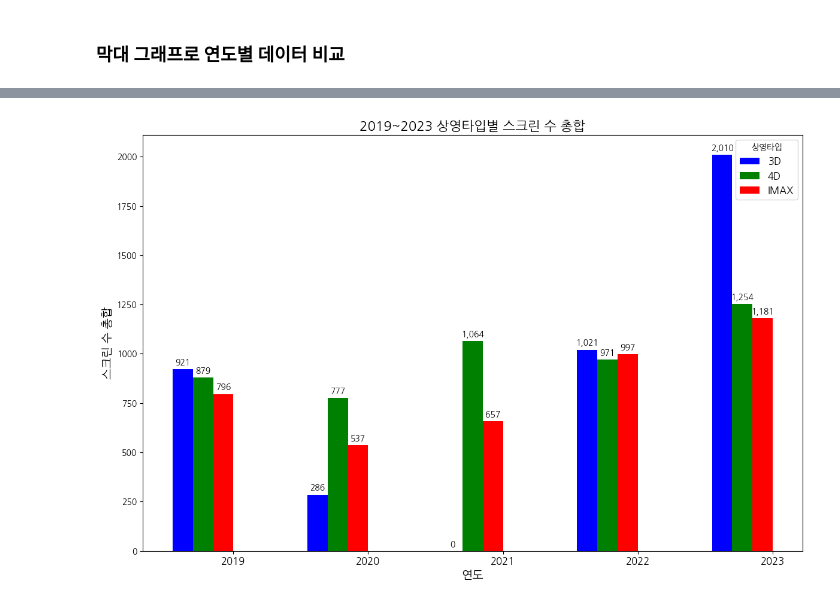
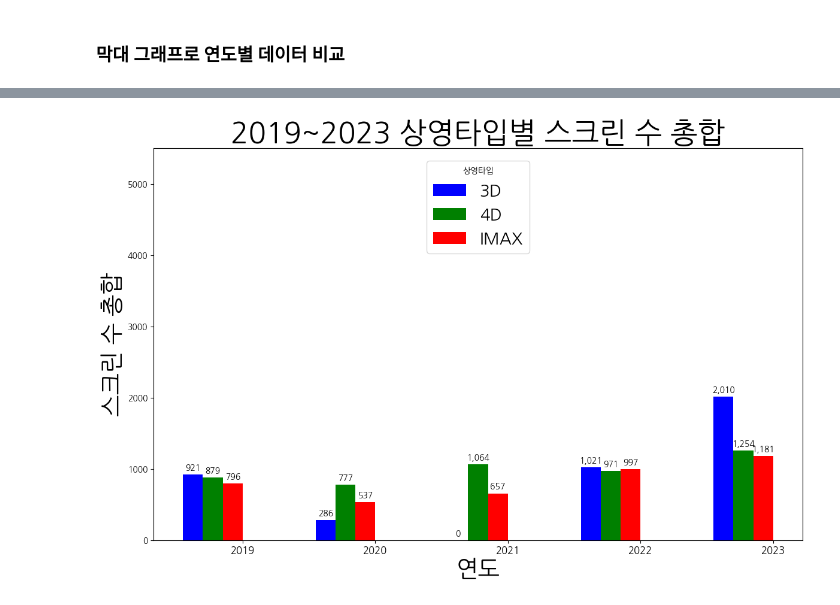
Before and after one commit to addinedu-ros-8th/eda-repo-1, a Jupyter notebook: src/시각화3.ipynb, the cells around one changed output, grey strips where cells are left out. Cells and saved outputs as stored; diff of their text form; code cells hidden in the pictures.

```diff
--- a/src/시각화3.ipynb
+++ b/src/시각화3.ipynb
@@ -484,35 +533,37 @@ index = range(len(years))
 bar1 = ax.bar([i - 2.5 * bar_width for i in index], screen_data_3d, bar_width, label='3D', color='blue')
 bar2 = ax.bar([i - 1.5 * bar_width for i in index], screen_data_4d, bar_width, label='4D', color='green')
 bar3 = ax.bar([i - 0.5 * bar_width for i in index], screen_data_imax, bar_width, label='IMAX', color='red')
 # bar4 = ax.bar([i + 0.5 * bar_width for i in index], screen_data_2d, bar_width, label='2D', color='purple')
 
 
 # 그래프에 라벨 추가
-ax.set_xlabel('연도', fontsize=14)
-ax.set_ylabel('스크린 수 총합', fontsize=14)
-ax.set_title('2019~2023 상영타입별 스크린 수 총합', fontsize=16)
+ax.set_xlabel('연도', fontsize=28)
+ax.set_ylabel('스크린 수 총합', fontsize=28)
+ax.set_title('2019~2023 상영타입별 스크린 수 총합', fontsize=35)
 ax.set_xticks(index)
 ax.set_xticklabels(years, fontsize=12)
-ax.legend(title='상영타입', fontsize=12)
+ax.legend(title='상영타입', fontsize=20)
 
 # 숫자 레이블 추가 (각 막대 위에 숫자 표시)
 def add_labels(bars):
     for bar in bars:
         height = bar.get_height()
         ax.annotate(f'{height:,}',
                     xy=(bar.get_x() + bar.get_width() / 2, height),
                     xytext=(0, 3),  # y축 값 위로 약간 이동
                     textcoords="offset points",
                     ha='center', va='bottom', fontsize=10)
 
 add_labels(bar1)
 add_labels(bar2)
 add_labels(bar3)
 # add_labels(bar4)
 
+ax.legend(title='상영타입', fontsize=20, loc='center', bbox_to_anchor=(0.5, 0.85))
 
+ax.set_ylim(0, 5500)
 # 그래프 표시
 plt.tight_layout()
 plt.show()
 # %% [output]
-[figure, old version]
+[figure, new version]
```
Also changed, not shown: parts of 2 cells of this notebook.
